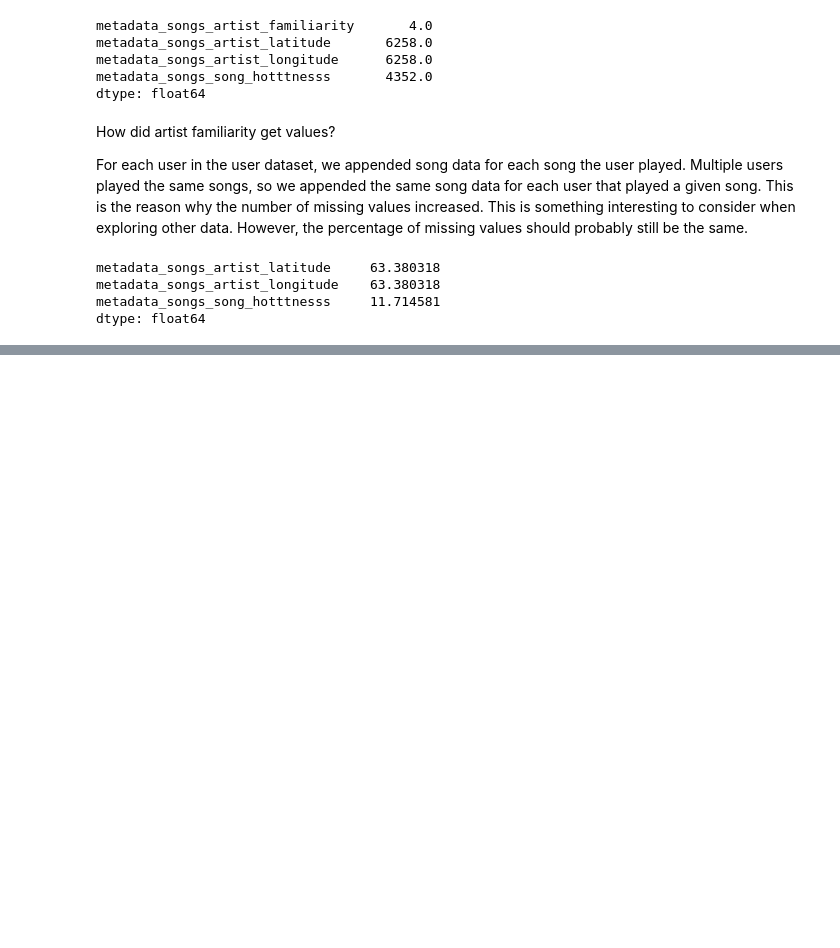
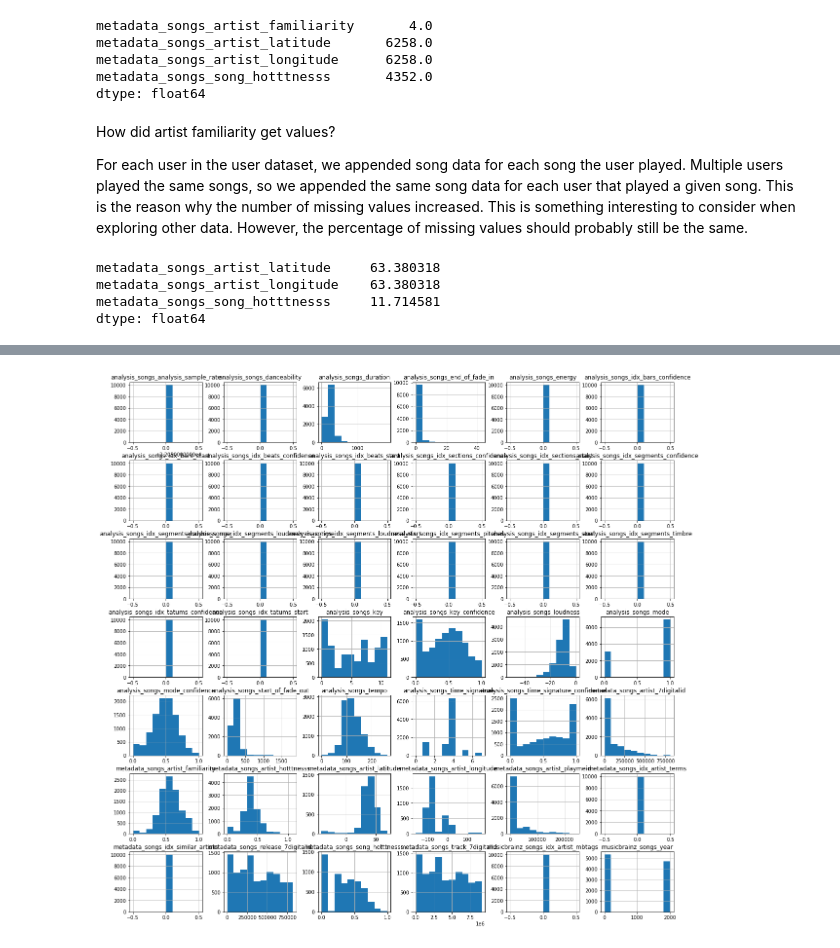
Before and after one commit to skhatri-28/Song-Recommendation-System-Project, a Jupyter notebook: notebooks/preprocessing.ipynb, the cells around one changed output, grey strips where cells are left out. Drawn from its saved outputs; the diff is of its cells as text; code cells hidden in the pictures; blank space fills up the shorter version.

```diff
--- a/notebooks/preprocessing.ipynb
+++ b/notebooks/preprocessing.ipynb
@@ -199,0 +256,5 @@ non_numeric_data.head()
+# %%
+## Check distribution of tempo in msd dataset
+df_msd.hist(figsize=(20, 20));
+# %% [output]
+[figure, added]
```
Also changed, not shown: parts of 47 cells of this notebook.
